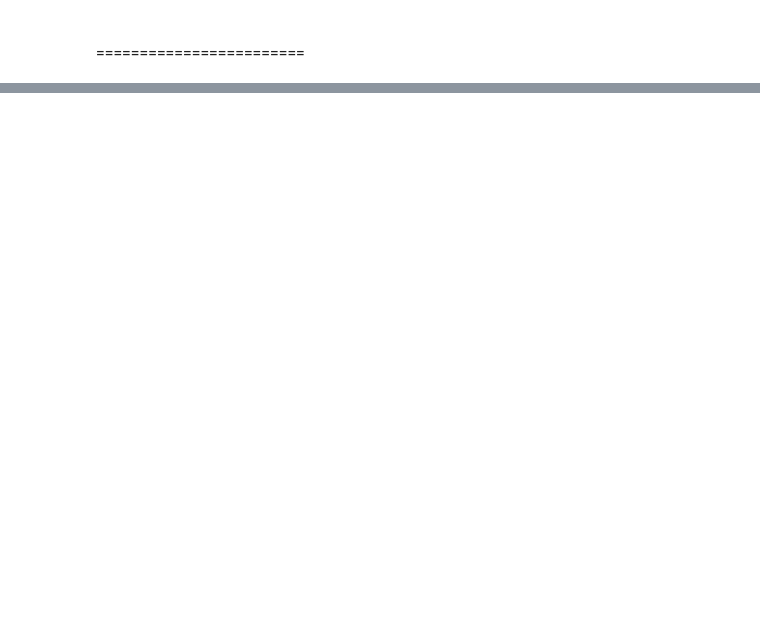
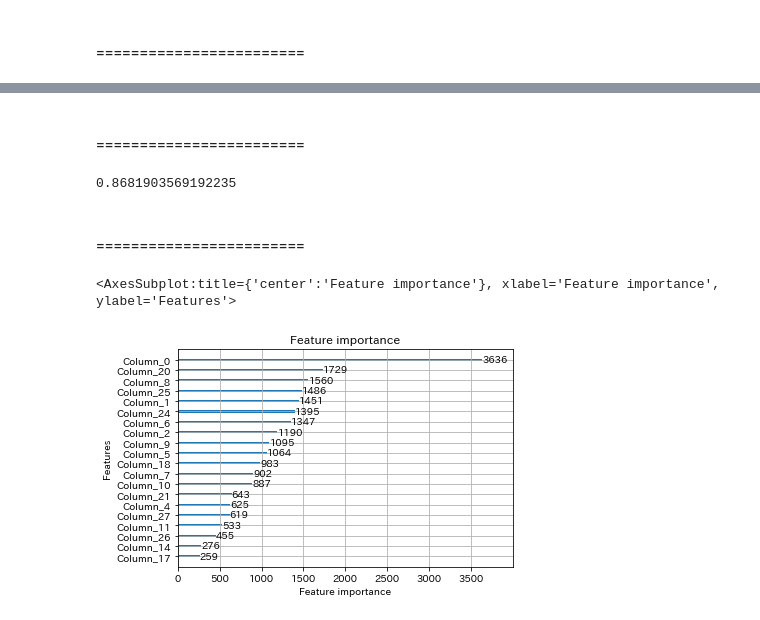
Before and after one commit to ikymbiz/self_lib, a Jupyter notebook: models/model_GS_LGBM.ipynb, the cells around one changed output, grey strips where cells are left out. Saved outputs shown, nothing was run; the diff lists cells and outputs as text; code cells hidden in the pictures; blank space fills up the shorter version.

```diff
--- a/models/model_GS_LGBM.ipynb
+++ b/models/model_GS_LGBM.ipynb
@@ -73,0 +53,8 @@ train_X, valid_X, train_y, valid_y = train_test_split(train_valid_X, train_valid
+# %%
+train_X=pd.read_pickle('../data/feature/train_X.pickle')
+valid_X=pd.read_pickle('../data/feature/valid_X.pickle')
+test_X=pd.read_pickle('../data/feature/test_X.pickle')
+
+train_y=pd.read_pickle('../data/feature/train_y.pickle')
+valid_y=pd.read_pickle('../data/feature/valid_y.pickle')
+test_y=pd.read_pickle('../data/feature/test_y.pickle')
@@ -129,0 +128,2 @@ NameError: name 'model' is not defined
+# %% [markdown]
+#### ========================
@@ -129,0 +133,12 @@ NameError: name 'model' is not defined
+# %%
+print(f1_score(valid_y, pred))
+# print(f1_score(test_y, pred))
+# %% [output]
+0.8681903569192235
+# %% [markdown]
+#### ========================
+# %%
+lgb.plot_importance(model,max_num_features=20)
+# %% [output]
+<AxesSubplot:title={'center':'Feature importance'}, xlabel='Feature importance', ylabel='Features'>
+[figure, added]
```
Also changed, not shown: parts of 16 cells of this notebook, 15 other files.
